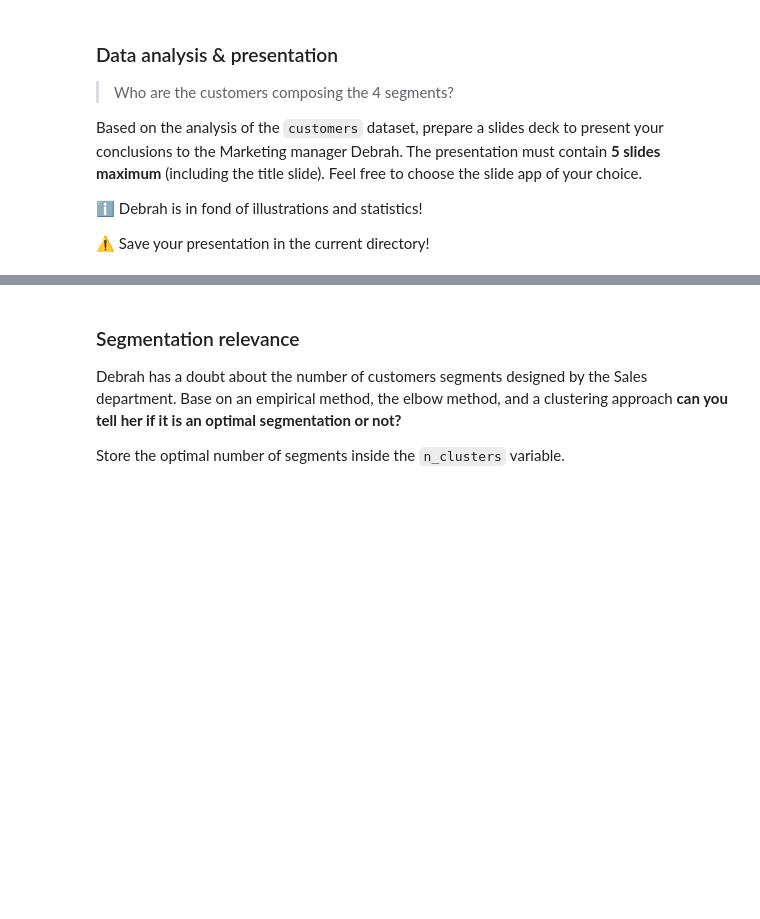
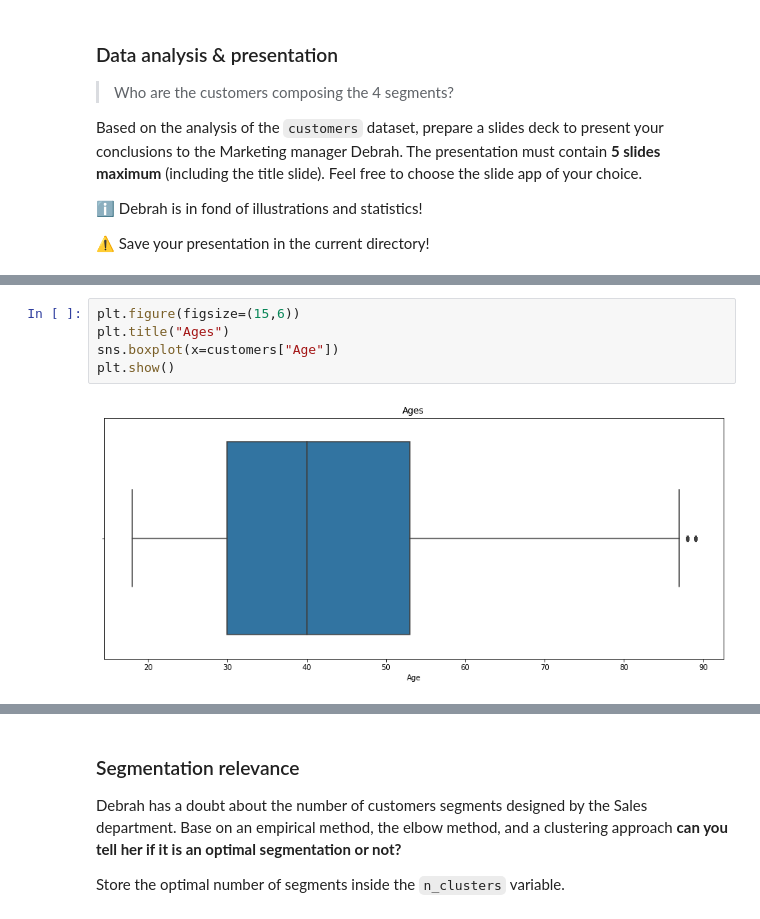
Before and after one commit to Guillaume-GL/data-certification-exam, a Jupyter notebook: decision_science/customers_segmentation_exam.ipynb, the cells around one changed output, grey strips where cells are left out. Saved outputs shown, nothing was run; the diff lists cells and outputs as text; blank space fills up the shorter version.

```diff
--- a/decision_science/customers_segmentation_exam.ipynb
+++ b/decision_science/customers_segmentation_exam.ipynb
@@ -138,0 +192,7 @@ Based on the analysis of the `customers` dataset, prepare a slides deck to prese
+# %%
+plt.figure(figsize=(15,6))
+plt.title("Ages")
+sns.boxplot(x=customers["Age"])
+plt.show()
+# %% [output]
+[figure, added]
```
Also changed, not shown: parts of 39 cells of this notebook, 1 other file.
